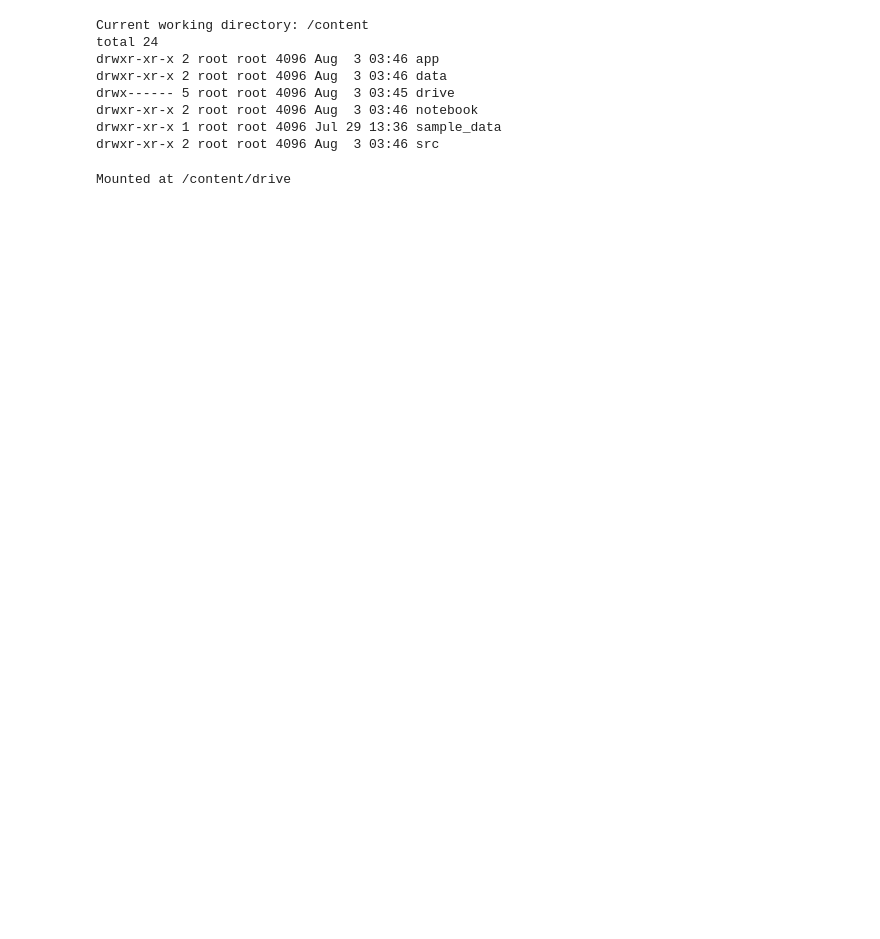
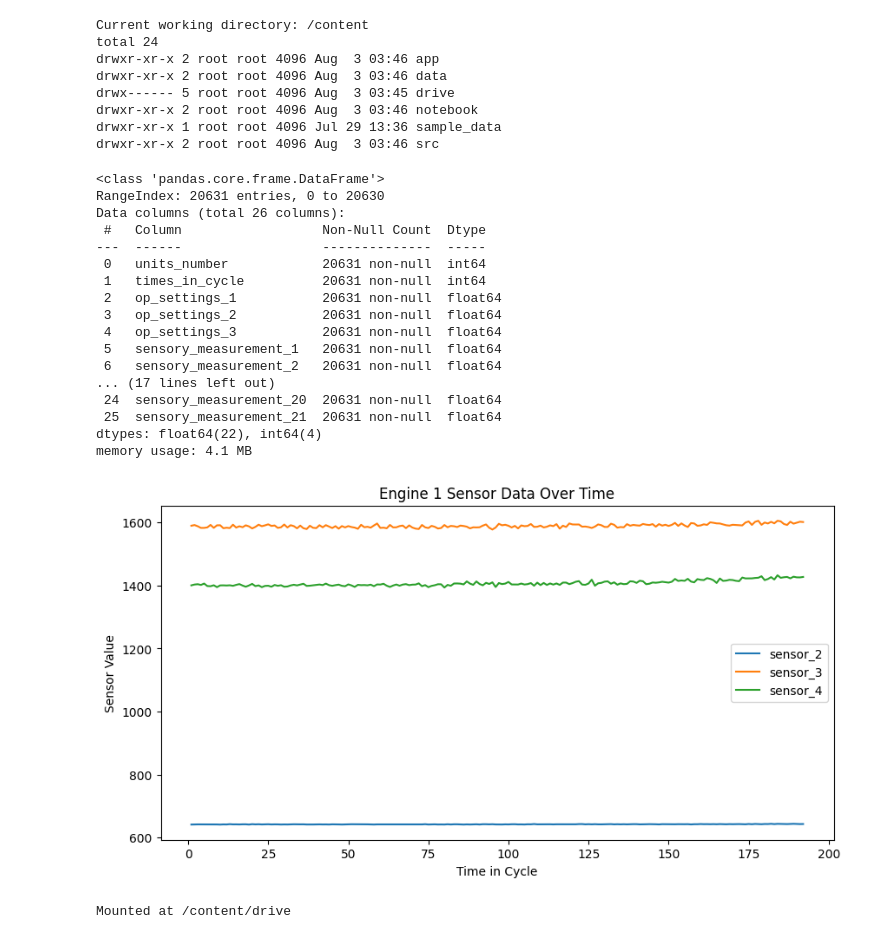
Before and after one commit to H-arsha/smart_predective_maintenancee, a Jupyter notebook: smart_predective_maintenance.ipynb, the cells around one changed output. Cells and saved outputs as stored; diff of their text form; code cells hidden in the pictures; blank space fills up the shorter version.

Commit message:
data analysis

```diff
--- a/smart_predective_maintenance.ipynb
+++ b/smart_predective_maintenance.ipynb
@@ -18,6 +18,53 @@ drwx------ 5 root root 4096 Aug  3 03:45 drive
 drwxr-xr-x 2 root root 4096 Aug  3 03:46 notebook
 drwxr-xr-x 1 root root 4096 Jul 29 13:36 sample_data
 drwxr-xr-x 2 root root 4096 Aug  3 03:46 src
+# %%
+
+import pandas as pd
+
+file_path = '/content/drive/MyDrive/CMAPSS/train_FD001.txt'
+df = pd.read_csv(file_path, sep=" ", header=None)
+df.head()
+df.dropna(axis=1,inplace=True)
+df.columns=['units_number','times_in_cycle']+\
+           [f'op_settings_{i}' for i in range(1,4)]+\
+           [f'sensory_measurement_{i}' for i in range(1,22)]
+df.head()
+df.info()
+df.describe()
+df['units_number'].nunique()
+
+import matplotlib.pyplot as plt
+engine1 = df[df['units_number']==1]
+
+plt.figure(figsize=(10,5))
+plt.plot(engine1['times_in_cycle'], engine1['sensory_measurement_2'], label='sensor_2')
+plt.plot(engine1['times_in_cycle'], engine1['sensory_measurement_3'], label='sensor_3')
+plt.plot(engine1['times_in_cycle'], engine1['sensory_measurement_4'], label='sensor_4')
+plt.title('Engine 1 Sensor Data Over Time')
+plt.xlabel('Time in Cycle')
+plt.ylabel('Sensor Value')
+plt.legend()
+plt.show()
+# %% [output]
+<class 'pandas.core.frame.DataFrame'>
+RangeIndex: 20631 entries, 0 to 20630
+Data columns (total 26 columns):
+ #   Column                  Non-Null Count  Dtype
+---  ------                  --------------  -----
+ 0   units_number            20631 non-null  int64
+ 1   times_in_cycle          20631 non-null  int64
+ 2   op_settings_1           20631 non-null  float64
+ 3   op_settings_2           20631 non-null  float64
+ 4   op_settings_3           20631 non-null  float64
+ 5   sensory_measurement_1   20631 non-null  float64
+ 6   sensory_measurement_2   20631 non-null  float64
+... (17 lines left out)
+ 24  sensory_measurement_20  20631 non-null  float64
+ 25  sensory_measurement_21  20631 non-null  float64
+dtypes: float64(22), int64(4)
+memory usage: 4.1 MB
+[figure, added]
 # %%
 from google.colab import drive
 drive.mount('/content/drive')
```
